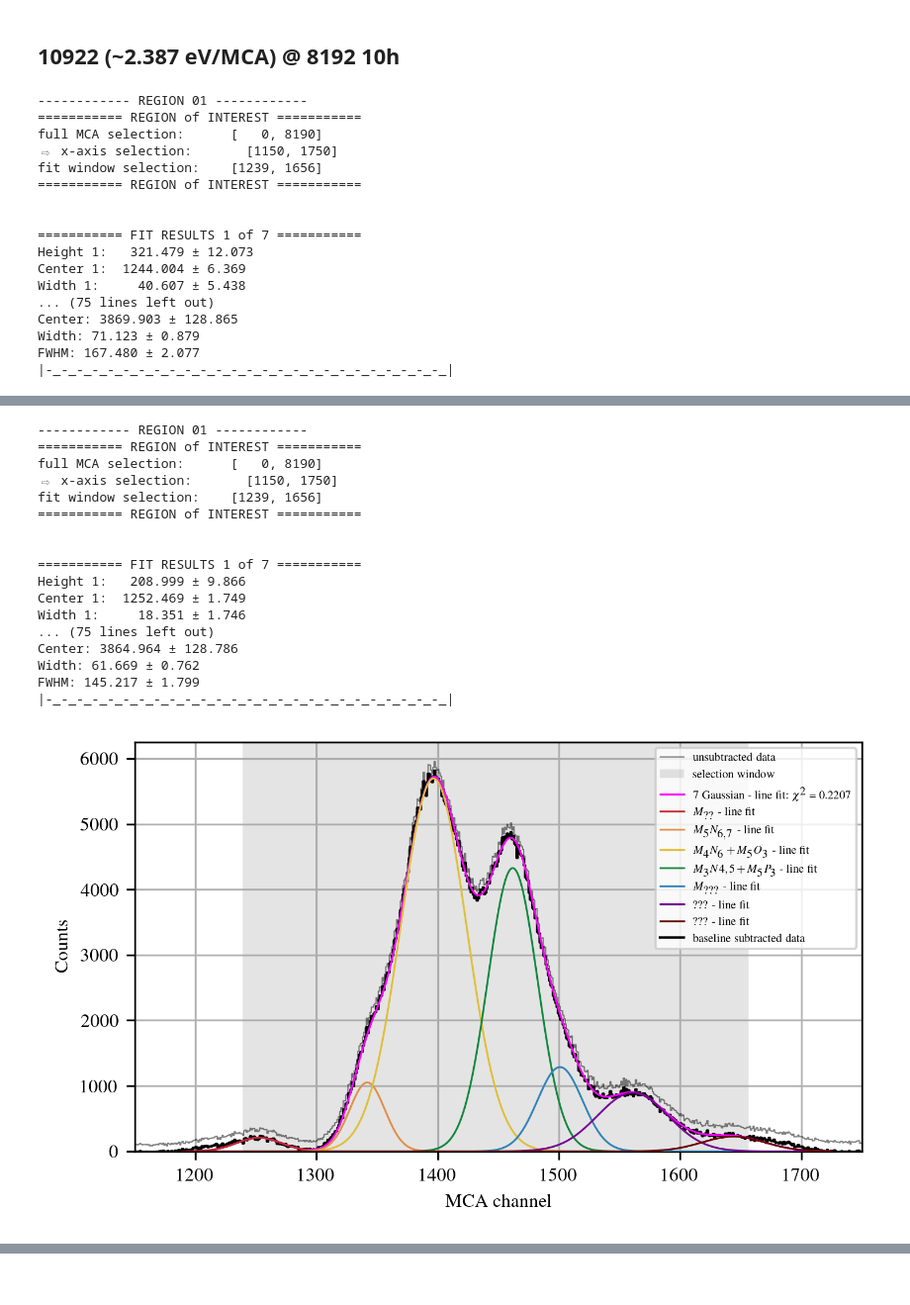
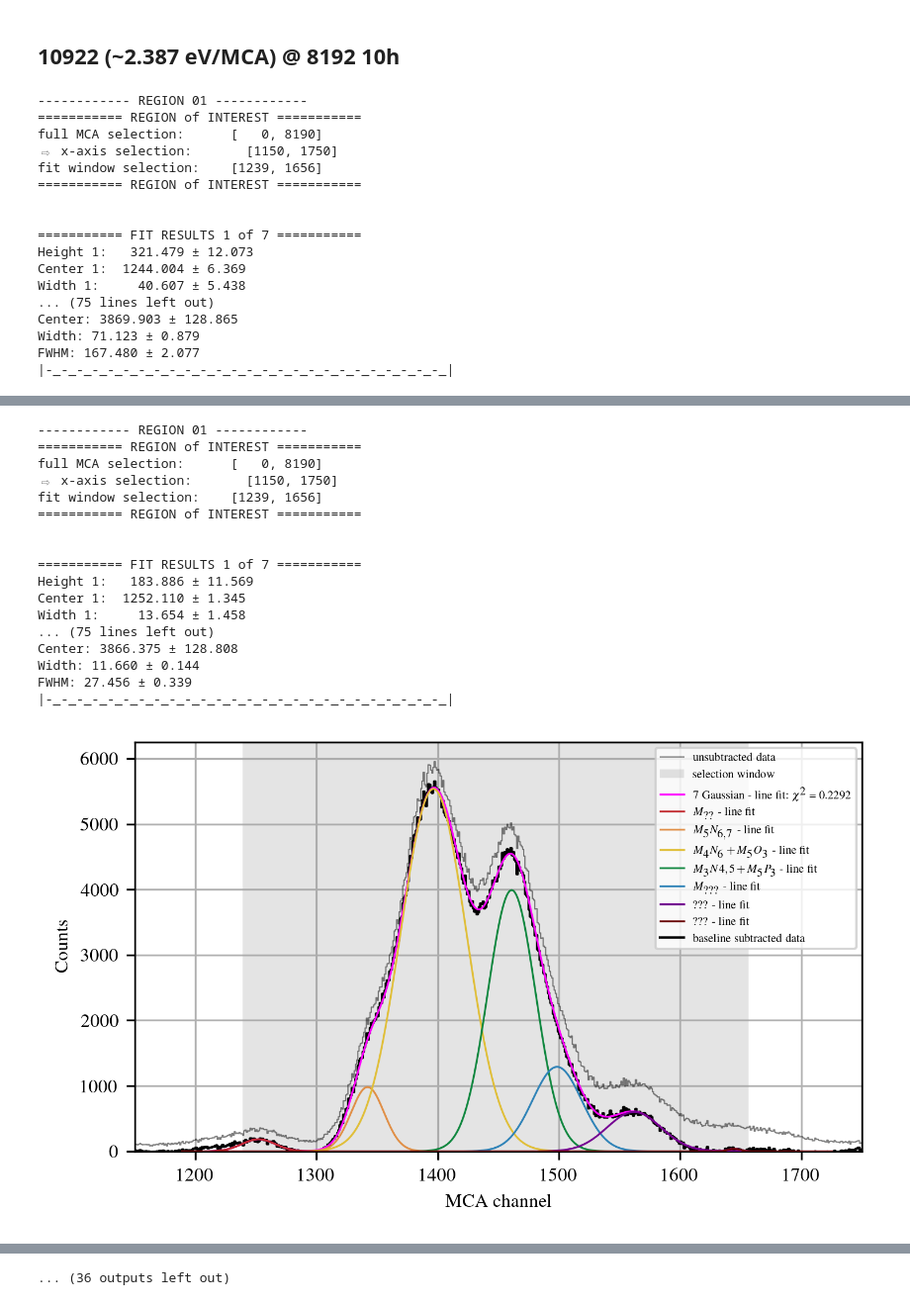
Before and after one commit to SirPhoenix007/IBA-Bonn, a Jupyter notebook: Study_2602_PIXEDetector/PIXE_results_HarwellSource.ipynb, the cells around one changed output, grey strips where cells are left out. Shown at 99% size. Saved outputs shown, nothing was run; the diff lists cells and outputs as text; code cells hidden in the pictures.

```diff
--- a/Study_2602_PIXEDetector/PIXE_results_HarwellSource.ipynb
+++ b/Study_2602_PIXEDetector/PIXE_results_HarwellSource.ipynb
@@ -921,7 +1022,7 @@ info1 = ['Harwell Source', r'$M_{??}$', r'$M_5N_{6,7}$', r'$M_4N_6 + M_5O_3$', r
 gauss1 = ['multi']
 
 selection_fitter_plotter(file = file_to_analyze, peaks = init_val1, xlim=xlim1, ylim=ylim1, info=info1, col_flag=False, identifier='01s', gauss_ident=gauss1, s_flag=False, r_flag='roi_x')
-selection_fitter_plotter(file = file_to_analyze, peaks = init_val1, xlim=xlim1, ylim=ylim1, info=info1, col_flag=False, identifier='01s_arPLS', gauss_ident=gauss1, s_flag=True, r_flag='roi_x', chi_flag=False, lam=1e8)
+selection_fitter_plotter(file = file_to_analyze, peaks = init_val1, xlim=xlim1, ylim=ylim1, info=info1, col_flag=False, identifier='01s_arPLS', gauss_ident=gauss1, s_flag=True, r_flag='roi_x', chi_flag=False, lam=1e6)
 
 init_val2 = [[3000,5720,25,16000,5892,15,800,6050,15]]
 xlim2 = [5530,6100]
@@ -929,8 +1030,8 @@ ylim2 = [0,18000]
 info2 = ['Harwell Source', r'$L_{??}$', r'$L_{??}$', r'$L_{??}$',]
 gauss2 = ['multi']
 
-# selection_fitter_plotter(file = file_to_analyze, peaks = init_val2, xlim=xlim2, ylim=ylim2, info=info2, col_flag=False, identifier='02s', gauss_ident=gauss2, s_flag=False, r_flag='roi_x')
-# selection_fitter_plotter(file = file_to_analyze, peaks = init_val2, xlim=xlim2, ylim=ylim2, info=info2, col_flag=False, identifier='02s_arPLS', gauss_ident=gauss2, s_flag=True, r_flag='roi_x', chi_flag=True, lam=1e6)
+selection_fitter_plotter(file = file_to_analyze, peaks = init_val2, xlim=xlim2, ylim=ylim2, info=info2, col_flag=False, identifier='02s', gauss_ident=gauss2, s_flag=False, r_flag='roi_x')
+selection_fitter_plotter(file = file_to_analyze, peaks = init_val2, xlim=xlim2, ylim=ylim2, info=info2, col_flag=False, identifier='02s_arPLS', gauss_ident=gauss2, s_flag=True, r_flag='roi_x', chi_flag=False, lam=1e5)
 
 init_val3 = [[2000,3400,50,200,3480,15,1500,3648,20,300,3750,15]]
 xlim3 = [3300,3900]
@@ -938,8 +1039,8 @@ ylim3 = [0,2000]
 info3 = ['Harwell Source', r'$L_{??}$', r'$L_{??}$', r'$L_{??}$', r'$L_{??}$']
 gauss3 = ['multi']
 
-# selection_fitter_plotter(file = file_to_analyze, peaks = init_val3, xlim=xlim3, ylim=ylim3, info=info3, col_flag=False, identifier='03s', gauss_ident=gauss3, s_flag=False, r_flag='roi_x')
-# selection_fitter_plotter(file = file_to_analyze, peaks = init_val3, xlim=xlim3, ylim=ylim3, info=info3, col_flag=False, identifier='03s_arPLS', gauss_ident=gauss3, s_flag=True, r_flag='roi_x', chi_flag=True, lam=1e6)
+selection_fitter_plotter(file = file_to_analyze, peaks = init_val3, xlim=xlim3, ylim=ylim3, info=info3, col_flag=False, identifier='03s', gauss_ident=gauss3, s_flag=False, r_flag='roi_x')
+selection_fitter_plotter(file = file_to_analyze, peaks = init_val3, xlim=xlim3, ylim=ylim3, info=info3, col_flag=False, identifier='03s_arPLS', gauss_ident=gauss3, s_flag=True, r_flag='roi_x', chi_flag=False, lam=1e5)
 
 init_val4 = [[1000,2975,20,1000,3150,20]]
 xlim4 = [2850,3280]
@@ -947,8 +1048,8 @@ ylim4 = [0,2000]
 info4 = ['Harwell Source', r'$L_{??}$', r'$L_{??}$', r'$L_{??}$', r'$L_{??}$']
 gauss4 = ['multi']
 
-# selection_fitter_plotter(file = file_to_analyze, peaks = init_val4, xlim=xlim4, ylim=ylim4, info=info4, col_flag=False, identifier='04s', gauss_ident=gauss4, s_flag=False, r_flag='roi_x')
-# selection_fitter_plotter(file = file_to_analyze, peaks = init_val4, xlim=xlim4, ylim=ylim4, info=info4, col_flag=False, identifier='04s_arPLS', gauss_ident=gauss4, s_flag=True, r_flag='roi_x', chi_flag=True, lam=1e6)
+selection_fitter_plotter(file = file_to_analyze, peaks = init_val4, xlim=xlim4, ylim=ylim4, info=info4, col_flag=False, identifier='04s', gauss_ident=gauss4, s_flag=False, r_flag='roi_x')
+selection_fitter_plotter(file = file_to_analyze, peaks = init_val4, xlim=xlim4, ylim=ylim4, info=info4, col_flag=False, identifier='04s_arPLS', gauss_ident=gauss4, s_flag=True, r_flag='roi_x', chi_flag=False, lam=1e5)
 
 init_val5 = [[1100,2280,15,500,2500,15,5000,2700,15]]
 xlim5 = [2150,2850]
@@ -956,8 +1057,8 @@ ylim5 = [0,10000]
 info5 = ['Harwell Source', r'$L_{??}$', r'$L_{??}$', r'$L_{??}$', r'$L_{??}$']
 gauss5 = ['multi']
 
-# selection_fitter_plotter(file = file_to_analyze, peaks = init_val5, xlim=xlim5, ylim=ylim5, info=info5, col_flag=False, identifier='05s', gauss_ident=gauss5, s_flag=False, r_flag='roi_x')
-# selection_fitter_plotter(file = file_to_analyze, peaks = init_val5, xlim=xlim5, ylim=ylim5, info=info5, col_flag=False, identifier='05s_arPLS', gauss_ident=gauss5, s_flag=True, r_flag='roi_x', chi_flag=True, lam=1e6)
+selection_fitter_plotter(file = file_to_analyze, peaks = init_val5, xlim=xlim5, ylim=ylim5, info=info5, col_flag=False, identifier='05s', gauss_ident=gauss5, s_flag=False, r_flag='roi_x')
+selection_fitter_plotter(file = file_to_analyze, peaks = init_val5, xlim=xlim5, ylim=ylim5, info=info5, col_flag=False, identifier='05s_arPLS', gauss_ident=gauss5, s_flag=True, r_flag='roi_x', chi_flag=False, lam=1e5)
 
 init_val6 = [[200,1780,20,400,1850,20,400,1920,20,600,2050,20]]
 xlim6 = [1730,2110]
@@ -965,8 +1066,8 @@ ylim6 = [0,1000]
 info6 = ['Harwell Source', r'$L_{??}$', r'$L_{??}$', r'$L_{??}$', r'$L_{??}$', r'$L_{??}$']
 gauss6 = ['multi']
 
-# selection_fitter_plotter(file = file_to_analyze, peaks = init_val6, xlim=xlim6, ylim=ylim6, info=info6, col_flag=False, identifier='06s', gauss_ident=gauss6, s_flag=False, r_flag='roi_x')
-# selection_fitter_plotter(file = file_to_analyze, peaks = init_val6, xlim=xlim6, ylim=ylim6, info=info6, col_flag=False, identifier='06s_arPLS', gauss_ident=gauss6, s_flag=True, r_flag='roi_x', chi_flag=True, lam=1e7)
+selection_fitter_plotter(file = file_to_analyze, peaks = init_val6, xlim=xlim6, ylim=ylim6, info=info6, col_flag=False, identifier='06s', gauss_ident=gauss6, s_flag=False, r_flag='roi_x')
+selection_fitter_plotter(file = file_to_analyze, peaks = init_val6, xlim=xlim6, ylim=ylim6, info=info6, col_flag=False, identifier='06s_arPLS', gauss_ident=gauss6, s_flag=True, r_flag='roi_x', chi_flag=False, lam=1e5)
 
 init_val7 = [[150,640,20,150,750,15],[150,960,15,300,1095,15]]
 xlim7 = [570,1160]
@@ -974,8 +1075,8 @@ ylim7 = [0,400]
 info7 = ['Harwell Source', r'$L_{??}$', r'$L_{??}$', r'$L_{??}$', r'$L_{??}$', r'$L_{??}$']
 gauss7 = ['double','double']
 
-# selection_fitter_plotter(file = file_to_analyze, peaks = init_val7, xlim=xlim7, ylim=ylim7, info=info7, col_flag=False, identifier='07s', gauss_ident=gauss7, s_flag=False, r_flag='roi_x')
-# selection_fitter_plotter(file = file_to_analyze, peaks = init_val7, xlim=xlim7, ylim=ylim7, info=info7, col_flag=False, identifier='07s_arPLS', gauss_ident=gauss7, s_flag=True, r_flag='roi_x', chi_flag=True, lam=1e6)
+selection_fitter_plotter(file = file_to_analyze, peaks = init_val7, xlim=xlim7, ylim=ylim7, info=info7, col_flag=False, identifier='07s', gauss_ident=gauss7, s_flag=False, r_flag='roi_x')
+selection_fitter_plotter(file = file_to_analyze, peaks = init_val7, xlim=xlim7, ylim=ylim7, info=info7, col_flag=False, identifier='07s_arPLS', gauss_ident=gauss7, s_flag=True, r_flag='roi_x', chi_flag=False, lam=1e5)
 
 init_val8 = [[100,4035,15],[100,4465,15]]
 xlim8 = [3900,4600]
@@ -983,8 +1084,8 @@ ylim8 = [0,400]
 info8 = ['Harwell Source', r'$L_{??}$', r'$L_{??}$', r'$L_{??}$', r'$L_{??}$', r'$L_{??}$']
 gauss8 = ['single','single']
 
-# selection_fitter_plotter(file = file_to_analyze, peaks = init_val8, xlim=xlim8, ylim=ylim8, info=info8, col_flag=False, identifier='08s', gauss_ident=gauss8, s_flag=False, r_flag='roi_x')
-# selection_fitter_plotter(file = file_to_analyze, peaks = init_val8, xlim=xlim8, ylim=ylim8, info=info8, col_flag=False, identifier='08s_arPLS', gauss_ident=gauss8, s_flag=True, r_flag='roi_x', chi_flag=True, lam=1e6)
+selection_fitter_plotter(file = file_to_analyze, peaks = init_val8, xlim=xlim8, ylim=ylim8, info=info8, col_flag=False, identifier='08s', gauss_ident=gauss8, s_flag=False, r_flag='roi_x')
+selection_fitter_plotter(file = file_to_analyze, peaks = init_val8, xlim=xlim8, ylim=ylim8, info=info8, col_flag=False, identifier='08s_arPLS', gauss_ident=gauss8, s_flag=True, r_flag='roi_x', chi_flag=False, lam=1e5)
 
 init_val9 = [[300,4890,20,1000,5010,20,100,5130,15]]
 xlim9 = [4800,5200]
@@ -992,8 +1093,8 @@ ylim9 = [0,1200]
 info9 = ['Harwell Source', r'$L_{??}$', r'$L_{??}$', r'$L_{??}$', r'$L_{??}$', r'$L_{??}$']
 gauss9 = ['multi']
 
-# selection_fitter_plotter(file = file_to_analyze, peaks = init_val9, xlim=xlim9, ylim=ylim9, info=info9, col_flag=False, identifier='09s', gauss_ident=gauss9, s_flag=False, r_flag='roi_x')
-# selection_fitter_plotter(file = file_to_analyze, peaks = init_val9, xlim=xlim9, ylim=ylim9, info=info9, col_flag=False, identifier='09s_arPLS', gauss_ident=gauss9, s_flag=True, r_flag='roi_x', chi_flag=True, lam=1e6)
+selection_fitter_plotter(file = file_to_analyze, peaks = init_val9, xlim=xlim9, ylim=ylim9, info=info9, col_flag=False, identifier='09s', gauss_ident=gauss9, s_flag=False, r_flag='roi_x')
+selection_fitter_plotter(file = file_to_analyze, peaks = init_val9, xlim=xlim9, ylim=ylim9, info=info9, col_flag=False, identifier='09s_arPLS', gauss_ident=gauss9, s_flag=True, r_flag='roi_x', chi_flag=False, lam=1e5)
 
 init_val10 = [[100,5320,20,100,5480,20]]
 xlim10 = [5200,5570]
@@ -1001,8 +1102,8 @@ ylim10 = [0,300]
 info10 = ['Harwell Source', r'$L_{??}$', r'$L_{??}$', r'$L_{??}$', r'$L_{??}$', r'$L_{??}$']
 gauss10 = ['multi']
 
-# selection_fitter_plotter(file = file_to_analyze, peaks = init_val10, xlim=xlim10, ylim=ylim10, info=info10, col_flag=False, identifier='10s', gauss_ident=gauss10, s_flag=False, r_flag='roi_x')
-# selection_fitter_plotter(file = file_to_analyze, peaks = init_val10, xlim=xlim10, ylim=ylim10, info=info10, col_flag=False, identifier='10s_arPLS', gauss_ident=gauss10, s_flag=True, r_flag='roi_x', chi_flag=True, lam=1e6)
+selection_fitter_plotter(file = file_to_analyze, peaks = init_val10, xlim=xlim10, ylim=ylim10, info=info10, col_flag=False, identifier='10s', gauss_ident=gauss10, s_flag=False, r_flag='roi_x')
+selection_fitter_plotter(file = file_to_analyze, peaks = init_val10, xlim=xlim10, ylim=ylim10, info=info10, col_flag=False, identifier='10s_arPLS', gauss_ident=gauss10, s_flag=True, r_flag='roi_x', chi_flag=False, lam=1e5)
 
 init_val11 = [[100,6490,20,300,6666,20,200,6800,20,400,6950,20,2000,7120,20,2000,7270,20]]
 xlim11 = [6350,7400]
@@ -1010,51 +1111,51 @@ ylim11 = [0,4000]
 info11 = ['Harwell Source', r'$L_{??}$', r'$L_{??}$', r'$L_{??}$', r'$L_{??}$', r'$L_{??}$', r'$L_{??}$', r'$L_{??}$', r'$L_{??}$']
 gauss11 = ['multi']
 
-# selection_fitter_plotter(file = file_to_analyze, peaks = init_val11, xlim=xlim11, ylim=ylim11, info=info11, col_flag=False, identifier='11s', gauss_ident=gauss11, s_flag=False, r_flag='roi_x')
-# selection_fitter_plotter(file = file_to_analyze, peaks = init_val11, xlim=xlim11, ylim=ylim11, info=info11, col_flag=False, identifier='11s_arPLS', gauss_ident=gauss11, s_flag=True, r_flag='roi_x', chi_flag=True, lam=1e6)
+selection_fitter_plotter(file = file_to_analyze, peaks = init_val11, xlim=xlim11, ylim=ylim11, info=info11, col_flag=False, identifier='11s', gauss_ident=gauss11, s_flag=False, r_flag='roi_x')
+selection_fitter_plotter(file = file_to_analyze, peaks = init_val11, xlim=xlim11, ylim=ylim11, info=info11, col_flag=False, identifier='11s_arPLS', gauss_ident=gauss11, s_flag=True, r_flag='roi_x', chi_flag=False, lam=1e5)
 
-init_val11 = [[10000,7490,20,1000,7615,20,300,7700,20,100,7900,20]]
-xlim11 = [7350,8020]
-ylim11 = [0,10000]
-info11 = ['Harwell Source', r'$L_{??}$', r'$L_{??}$', r'$L_{??}$', r'$L_{??}$', r'$L_{??}$', r'$L_{??}$', r'$L_{??}$', r'$L_{??}$']
-gauss11 = ['multi']
+init_val12 = [[10000,7490,20,1000,7615,20,300,7700,20,100,7900,20]]
+xlim12 = [7350,8020]
+ylim12 = [0,10000]
+info12 = ['Harwell Source', r'$L_{??}$', r'$L_{??}$', r'$L_{??}$', r'$L_{??}$', r'$L_{??}$', r'$L_{??}$', r'$L_{??}$', r'$L_{??}$']
+gauss12 = ['multi']
 
-# selection_fitter_plotter(file = file_to_analyze, peaks = init_val11, xlim=xlim11, ylim=ylim11, info=info11, col_flag=False, identifier='11s', gauss_ident=gauss11, s_flag=False, r_flag='roi_x')
-# selection_fitter_plotter(file = file_to_analyze, peaks = init_val11, xlim=xlim11, ylim=ylim11, info=info11, col_flag=False, identifier='11s_arPLS', gauss_ident=gauss11, s_flag=True, r_flag='roi_x', chi_flag=True, lam=1e6)
+selection_fitter_plotter(file = file_to_analyze, peaks = init_val12, xlim=xlim12, ylim=ylim12, info=info12, col_flag=False, identifier='12s', gauss_ident=gauss12, s_flag=False, r_flag='roi_x')
+selection_fitter_plotter(file = file_to_analyze, peaks = init_val12, xlim=xlim12, ylim=ylim12, info=info12, col_flag=False, identifier='12s_arPLS', gauss_ident=gauss12, s_flag=True, r_flag='roi_x', chi_flag=False, lam=1e5)
 # %% [output]
 ------------ REGION 01 ------------
 =========== REGION of INTEREST ===========
 full MCA selection:      [   0, 8190]
 ⇨ x-axis selection:       [1150, 1750]
 fit window selection:    [1239, 1656]
 =========== REGION of INTEREST ===========
 
 
 =========== FIT RESULTS 1 of 7 ===========
 Height 1:   321.479 ± 12.073
 Center 1:  1244.004 ± 6.369
 Width 1:     40.607 ± 5.438
 ... (75 lines left out)
 Center: 3869.903 ± 128.865
 Width: 71.123 ± 0.879
 FWHM: 167.480 ± 2.077
 |-_-_-_-_-_-_-_-_-_-_-_-_-_-_-_-_-_-_-_-_-_-_-_-_-_-_|
 [figure]
 ------------ REGION 01 ------------
 =========== REGION of INTEREST ===========
 full MCA selection:      [   0, 8190]
 ⇨ x-axis selection:       [1150, 1750]
 fit window selection:    [1239, 1656]
 =========== REGION of INTEREST ===========
 
 
 =========== FIT RESULTS 1 of 7 ===========
-Height 1:   208.999 ± 9.866
-Center 1:  1252.469 ± 1.749
-Width 1:     18.351 ± 1.746
+Height 1:   183.886 ± 11.569
+Center 1:  1252.110 ± 1.345
+Width 1:     13.654 ± 1.458
 ... (75 lines left out)
-Center: 3864.964 ± 128.786
-Width: 61.669 ± 0.762
-FWHM: 145.217 ± 1.799
+Center: 3866.375 ± 128.808
+Width: 11.660 ± 0.144
+FWHM: 27.456 ± 0.339
 |-_-_-_-_-_-_-_-_-_-_-_-_-_-_-_-_-_-_-_-_-_-_-_-_-_-_|
-[figure, old version]
+[figure, new version]
@@ -1060,0 +1234 @@ FWHM: 145.217 ± 1.799
+... (36 outputs left out)
```
Also changed, not shown: parts of 2 cells of this notebook, 49 other files.
